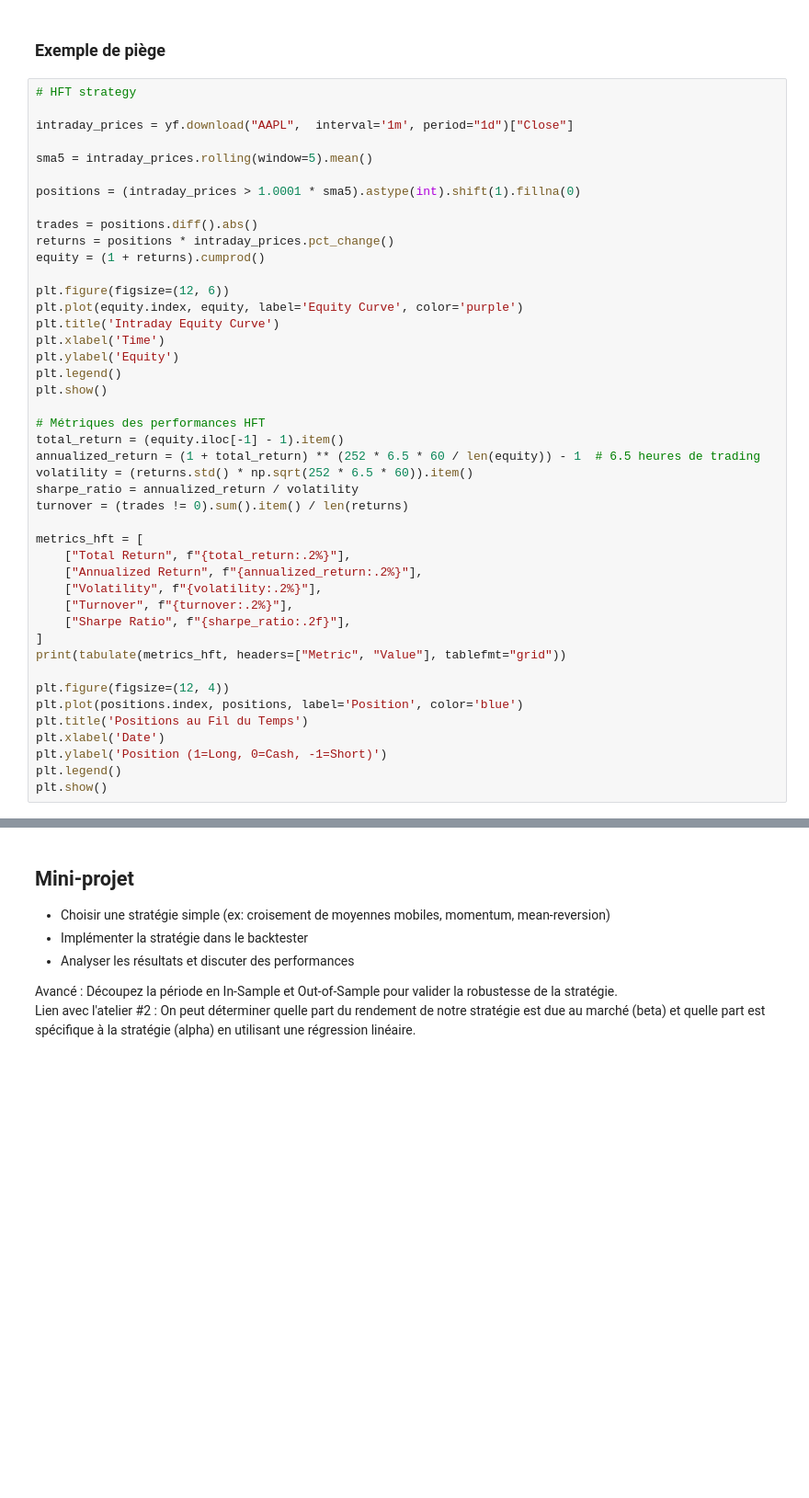
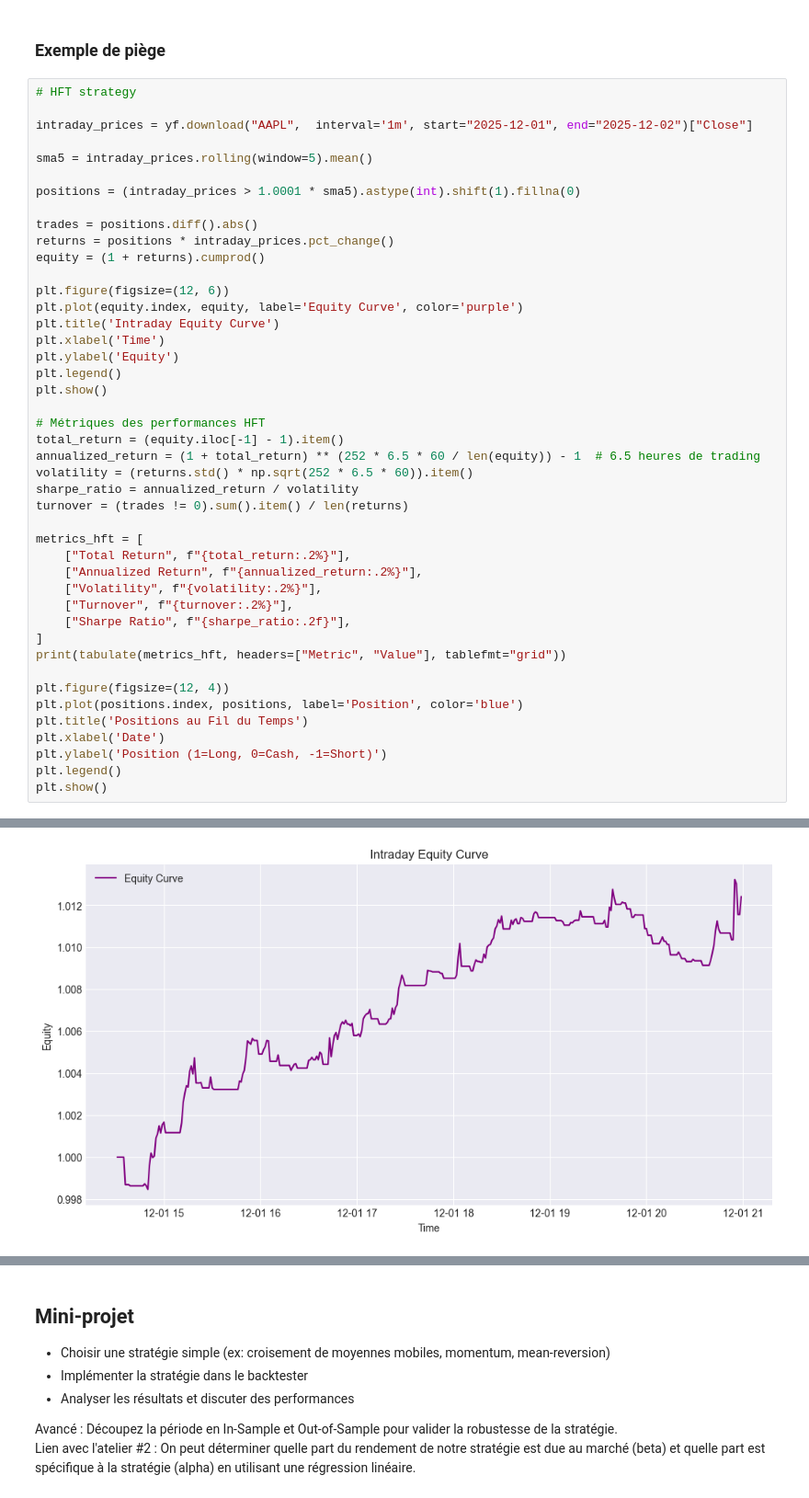
Before and after one commit to luca-dupont2/quant-101-workshops, a Jupyter notebook: 03_backtesting_strategies/backtesting_strategies.ipynb, the cells around one changed output, grey strips where cells are left out. Shown: that part at 92% size. Drawn from its saved outputs; the diff is of its cells as text; blank space fills up the shorter version.

```diff
--- a/03_backtesting_strategies/backtesting_strategies.ipynb
+++ b/03_backtesting_strategies/backtesting_strategies.ipynb
@@ -319,7 +350,7 @@ Modifions les paramètres pour voir comment cela impacte la performance!
 # %%
 # HFT strategy
 
-intraday_prices = yf.download("AAPL",  interval='1m', period="1d")["Close"]
+intraday_prices = yf.download("AAPL",  interval='1m', start="2025-12-01", end="2025-12-02")["Close"]
 
 sma5 = intraday_prices.rolling(window=5).mean()
 
@@ -360,3 +391,4 @@ plt.xlabel('Date')
 plt.ylabel('Position (1=Long, 0=Cash, -1=Short)')
 plt.legend()
 plt.show()
+# %% [output]
@@ -362,0 +396 @@ plt.show()
+[figure, added]
```
Also changed, not shown: parts of 7 cells of this notebook.
